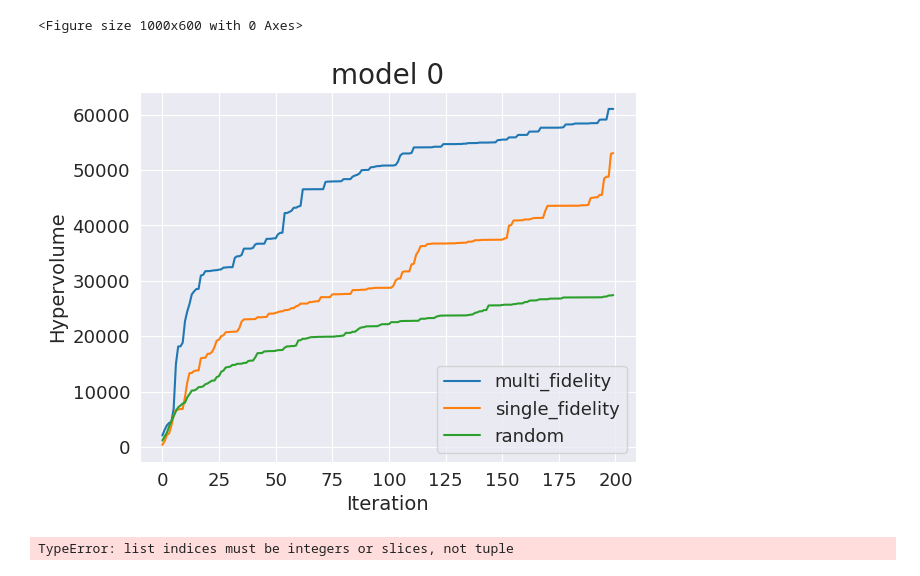
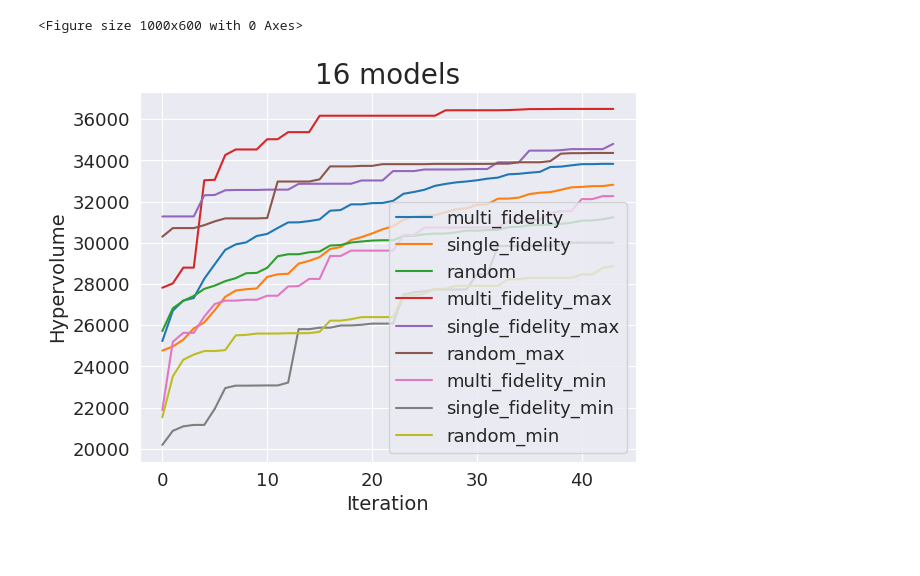
Before and after one commit to memory-of-star/wafer_scale_chip_dse_framework, a Jupyter notebook: run_full_space.ipynb, the cells around one changed output. Drawn from its saved outputs; the diff is of its cells as text; code cells hidden in the pictures.

Commit message:
get_highest_mean_curve min max

```diff
--- a/run_full_space.ipynb
+++ b/run_full_space.ipynb
@@ -6,21 +6,23 @@ import numpy as np
 
 curves_highest_mean_single_fidelity = []
 curves_highest_mean_random = []
+curves_highest_mean_multi_fidelity = []
 
-for cm in range(3,4):
-    with open('./result/pickle/random_final_cm{}_rt30_mr200.pickle'.format(cm), 'rb') as f:
+for cm in range(1):
+    with open('./result/pickle/random_mean_cm{}_rt10_mr50.pickle'.format(cm), 'rb') as f:
         histories_random = pickle.load(f)
 
-    with open('./result/pickle/multi_fidelity_final_cm{}_rt10_mr300.pickle'.format(cm), 'rb') as f:
+    with open('./result/pickle/multi_fidelity_mean_final_cm{}_rt10_mr100.pickle'.format(cm), 'rb') as f:
         histories_multi_fidelity = pickle.load(f)
 
-    with open('./result/pickle/single_fidelity_final_cm{}_rt10_mr200.pickle'.format(cm), 'rb') as f:
+    with open('./result/pickle/single_fidelity_mean_final_cm{}_rt10_mr50.pickle'.format(cm), 'rb') as f:
         histories_single_fidelity = pickle.load(f)
 
-    points_multi_fidelity, curve_highest_mean_multi_fidelity, pareto_front_multi_fidelity = plot.get_highest_mean_curve(histories_multi_fidelity, strategy='multi_fidelity', iterations=200)
-    points_single_fidelity, curve_highest_mean_single_fidelity, pareto_front_single_fidelity = plot.get_highest_mean_curve(histories_single_fidelity, strategy='single_fidelity', iterations=200)
-    points_random, curve_highest_mean_random, pareto_front_random = plot.get_highest_mean_curve(histories_random, strategy='random', iterations=200)
+    points_multi_fidelity, curve_highest_mean_multi_fidelity, pareto_front_multi_fidelity, curve_highest_max_multi_fidelity, curve_highest_min_multi_fidelity = plot.get_highest_mean_curve(histories_multi_fidelity, strategy='multi_fidelity', iterations=200)
+    points_single_fidelity, curve_highest_mean_single_fidelity, pareto_front_single_fidelity, curve_highest_max_single_fidelity, curve_highest_min_single_fidelity = plot.get_highest_mean_curve(histories_single_fidelity, strategy='single_fidelity', iterations=200)
+    points_random, curve_highest_mean_random, pareto_front_random, curve_highest_max_random, curve_highest_min_random = plot.get_highest_mean_curve(histories_random, strategy='random', iterations=200)
 
     curves_highest_mean_single_fidelity.append(curve_highest_mean_single_fidelity)
     curves_highest_mean_random.append(curve_highest_mean_random)
+    curves_highest_mean_multi_fidelity.append(curve_highest_mean_multi_fidelity)
 # %% [output]
@@ -61,18 +63,27 @@ plt.figure(figsize=(10,6), tight_layout=True)
 # %%
 
 for cm in range(1):
-    plt.plot(np.arange(len(curve_highest_mean_multi_fidelity)), curve_highest_mean_multi_fidelity, label='multi_fidelity')
-    plt.plot(np.arange(len(curves_highest_mean_single_fidelity[cm])), curves_highest_mean_single_fidelity[cm], label='single_fidelity')
-    plt.plot(np.arange(len(curves_highest_mean_random[cm])), curves_highest_mean_random[cm], label='random')
+    plt.plot(np.arange(len(curves_highest_mean_multi_fidelity[cm][6:])), curves_highest_mean_multi_fidelity[cm][6:], label='multi_fidelity')
+    plt.plot(np.arange(len(curves_highest_mean_single_fidelity[cm][6:])), curves_highest_mean_single_fidelity[cm][6:], label='single_fidelity')
+    plt.plot(np.arange(len(curves_highest_mean_random[cm][6:])), curves_highest_mean_random[cm][6:], label='random')
+
+    plt.plot(np.arange(len(curve_highest_max_multi_fidelity[6:])), curve_highest_max_multi_fidelity[6:], label='multi_fidelity_max')
+    plt.plot(np.arange(len(curve_highest_max_single_fidelity[6:])), curve_highest_max_single_fidelity[6:], label='single_fidelity_max')
+    plt.plot(np.arange(len(curve_highest_max_random[6:])), curve_highest_max_random[6:], label='random_max')
+
+    plt.plot(np.arange(len(curve_highest_min_multi_fidelity[6:])), curve_highest_min_multi_fidelity[6:], label='multi_fidelity_min')
+    plt.plot(np.arange(len(curve_highest_min_single_fidelity[6:])), curve_highest_min_single_fidelity[6:], label='single_fidelity_min')
+    plt.plot(np.arange(len(curve_highest_min_random[6:])), curve_highest_min_random[6:], label='random_min')
 
     plt.xlabel('Iteration')
     plt.ylabel('Hypervolume')
-    plt.title('model {}'.format(cm))
+    plt.title('16 models'.format(cm))
 
     plt.legend()
+    plt.savefig('result/picture/inference_of_gpt2'.format(cm))
     plt.show()
 # %% [output]
-[figure, old version]
+[figure, new version]
 # %%
 run_time = 10
 
@@ -85,8 +96,6 @@ plt.ylabel('Power')
 
 plt.legend()
 plt.show()
-# %% [output]
-TypeError: list indices must be integers or slices, not tuple
 # %%
 run_time = 5
 
```
Also changed, not shown: parts of 2 cells of this notebook, 8 other files.
